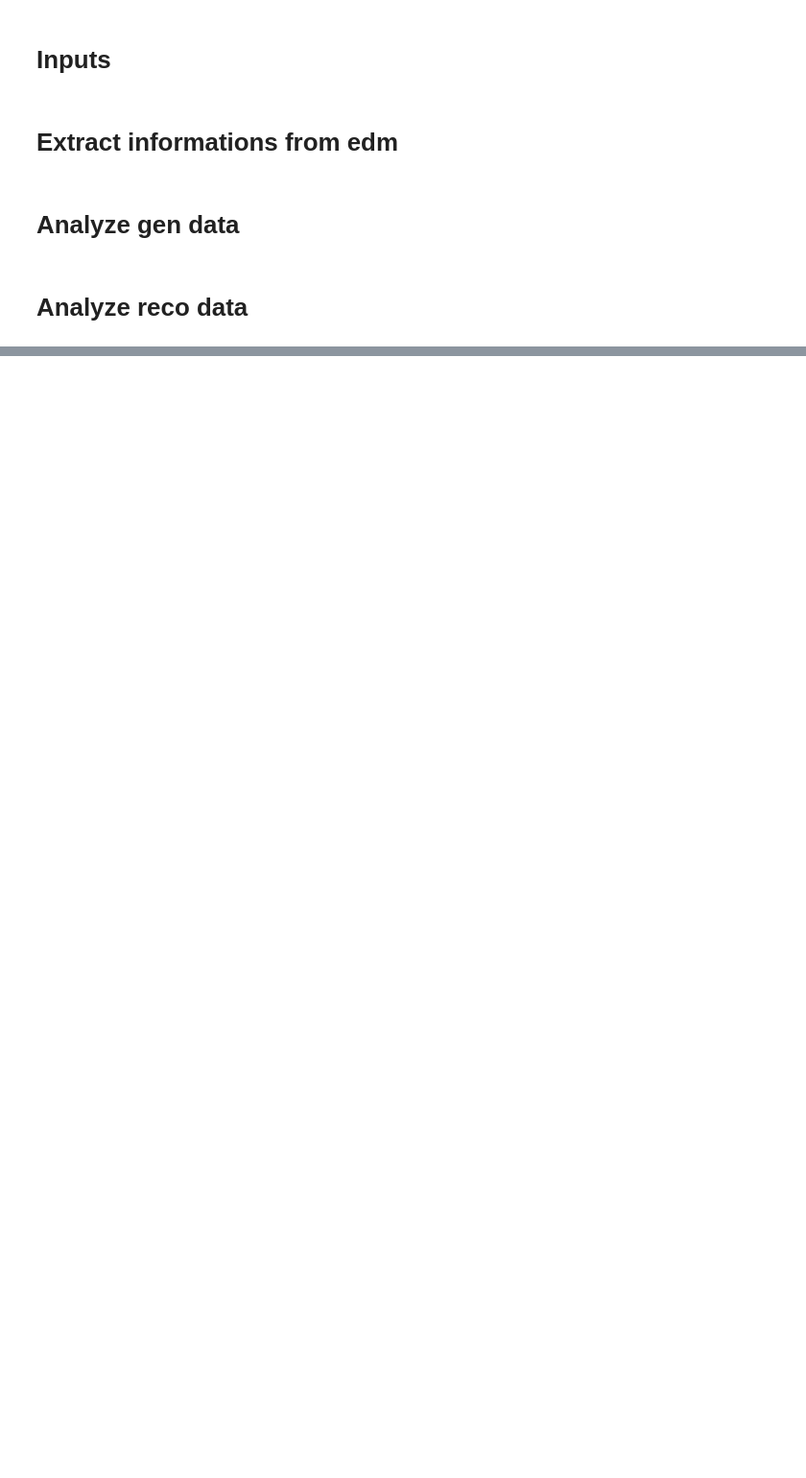
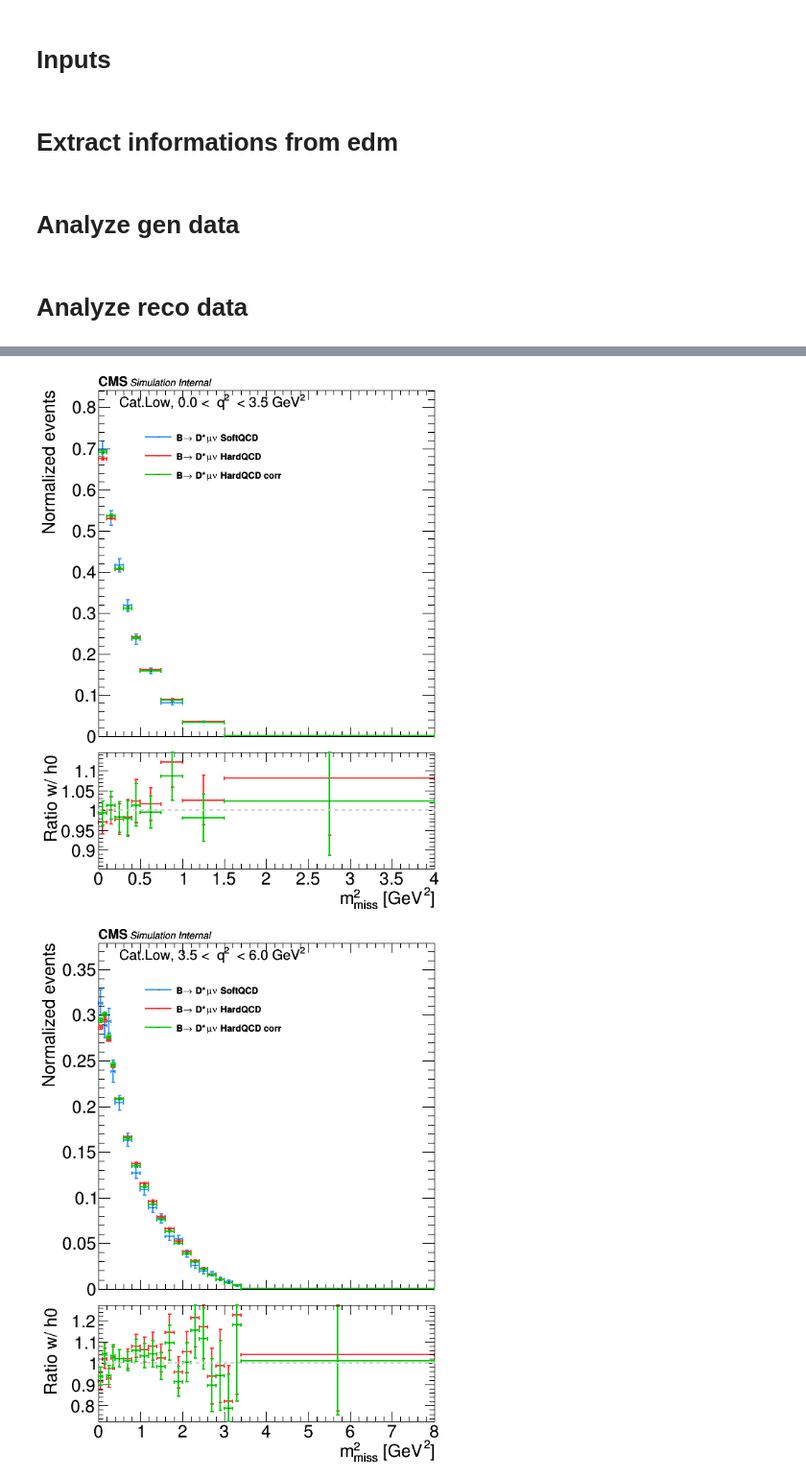
Before and after one commit to ocerri/BPH_RD_Analysis, a Jupyter notebook: plot_scripts/compare_HardQCDbbbar_SoftQCDall_pythiaProcess.ipynb, the cells around one changed output, grey strips where cells are left out. Shown at 96% size. Cells and saved outputs as stored; diff of their text form; code cells hidden in the pictures; blank space fills up the shorter version.

```diff
--- a/plot_scripts/compare_HardQCDbbbar_SoftQCDall_pythiaProcess.ipynb
+++ b/plot_scripts/compare_HardQCDbbbar_SoftQCDall_pythiaProcess.ipynb
@@ -306,15 +336,15 @@ binning['M2_miss'] = [
         array('d', list(np.arange(0, 7.8, 0.2)) + [8] ),
     ]
 binning['Est_mu'] = [
-        array('d', [0.3] + list(np.arange(0.5, 2.3, 0.05)) + [2.3] ),
+        array('d', [0.3] + list(np.arange(0.5, 2.25, 0.05)) + [2.3] ),
         array('d', [0.3] + list(np.arange(0.5, 2.2, 0.05)) + [2.2] ),
         array('d', [0.3] + list(np.arange(0.5, 2.1, 0.05)) + [2.1] ),
-        [24, 0.3, 2.0],
+        [23, 0.3, 1.93],
     ]
 
 xAx_title = {'M2_miss':'m^{2}_{miss} [GeV^{2}]', 'Est_mu':'E_{#mu}* [GeV]'}
 # %%
-category = 'High'
+category = 'Low'
 # %%
 dsHard = pd.DataFrame(rtnp.root2array(ds['mu_HardQCD'].skimmed_dir + '/{}_bare.root'.format(category)))
 dsSoft = pd.DataFrame(rtnp.root2array(ds['mu_SoftQCD'].skimmed_dir + '/{}_bare.root'.format(category)))
@@ -320,0 +464,37 @@ dsSoft = pd.DataFrame(rtnp.root2array(ds['mu_SoftQCD'].skimmed_dir + '/{}_bare.r
+# %%
+calReader = pythiaCalOneShotReader('../data/calibration/pythiaProcessesHardToSoft/polyOneShot'+category+'.pkl')
+calReader.loadInputs(dsHard)
+
+weights = calReader.getWeights()
+# %%
+canvasOut = []
+for var in ['M2_miss', 'Est_mu']:
+    for i_q2 in range(len(binning['q2'])-1):
+        q2_l = binning['q2'][i_q2]
+        q2_h = binning['q2'][i_q2 + 1]
+        q2_txt = '{:.1f} <  q^{{2}}  < {:.1f} GeV^{{2}}'.format(q2_l, q2_h)
+        selSoft = np.logical_and(dsSoft['q2'] > q2_l, dsSoft['q2'] <= q2_h)
+        selHard = np.logical_and(dsHard['q2'] > q2_l, dsHard['q2'] <= q2_h)
+
+        c = make_comp_plot_1D(
+            [
+                [dsSoft[var][selSoft], 'B#rightarrow D*#mu#nu SoftQCD'],
+                [dsHard[var][selHard], 'B#rightarrow D*#mu#nu HardQCD'],
+                [dsHard[var][selHard], 'B#rightarrow D*#mu#nu HardQCD corr'],
+            ],
+            weights=[None, None, weights[selHard]],
+            scale_histo = [1./selSoft.shape[0], 1./selHard.shape[0], 1./selHard.shape[0]],
+            binning=binning[var][i_q2],
+            setLog='', miny=1e-6,
+            axis_title = [xAx_title.get(var, var), 'Normalized events'],
+            leg_loc=[0.25, 0.7, 0.35, 0.15],
+            tag=category +'_'+ var+'_q2bin'+str(i_q2),
+            ratioPlots=True
+        )
+        txt.DrawLatexNDC(0.2, 0.92, 'Cat.' + category.capitalize() + ', ' + q2_txt)
+
+        c.SaveAs(webDir + category + 'oneShot0_' + var + '_q2bin'+str(i_q2) + '.png')
+        canvasOut.append(c)
+# %% [output]
+[figure, added]
+[figure, added]
```
Also changed, not shown: parts of 21 cells of this notebook, 22 other files.
